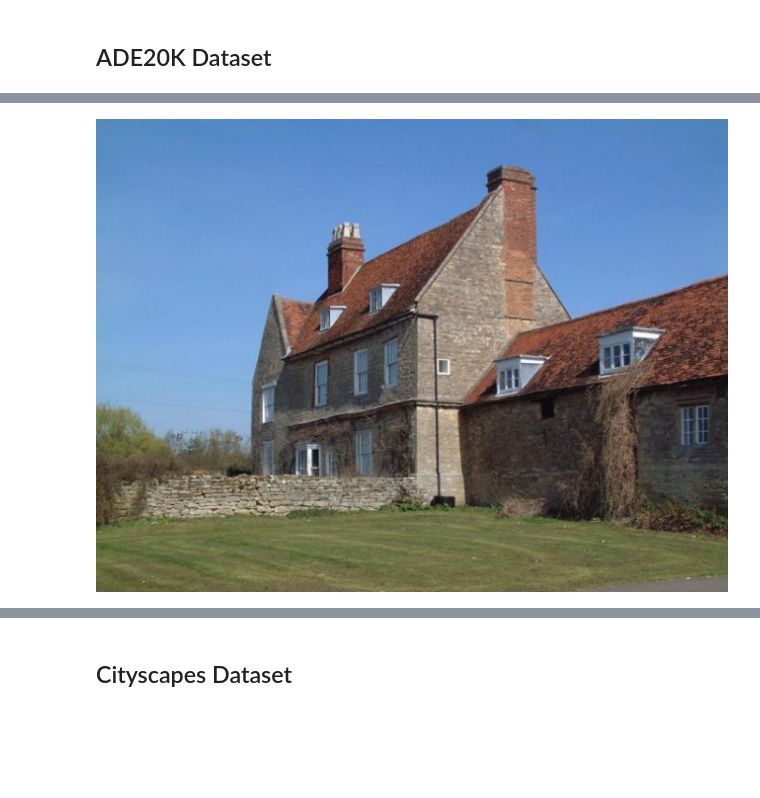
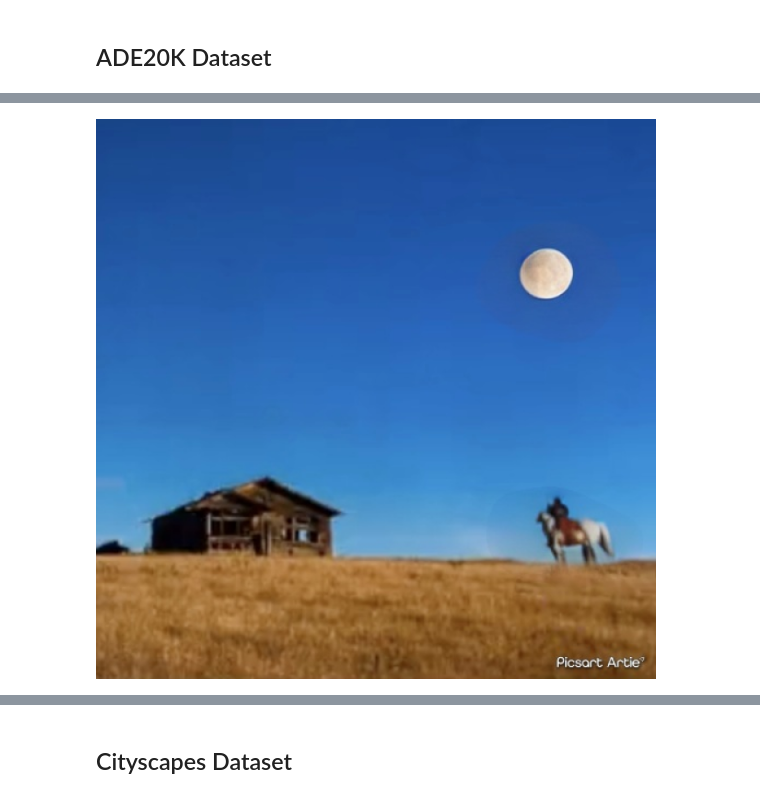
Before and after one commit to SHI-Labs/OneFormer, a Jupyter notebook: colab/oneformer_colab.ipynb, the cells around one changed output, grey strips where cells are left out. Saved outputs shown, nothing was run; the diff lists cells and outputs as text; code cells hidden in the pictures; blank space fills up the shorter version.

```diff
--- a/colab/oneformer_colab.ipynb
+++ b/colab/oneformer_colab.ipynb
@@ -207,14 +207,14 @@ WARNING:fvcore.common.checkpoint:The checkpoint state_dict contains keys that ar
 # %%
 ######
 #@title B. Display Sample Image. You can modify the path and try your own images!
 ######
 
 # change path here for another image
-img = cv2.imread("samples/ade20k.jpeg")
+img = cv2.imread("download.png")
 img = imutils.resize(img, width=640)
 cv2_imshow(img)
 # %% [output]
-[figure, old version]
+[figure, new version]
 # %%
 ######
 #@title C. Run Inference (CPU)
```
Also changed, not shown: parts of 6 cells of this notebook, 1 other file.
